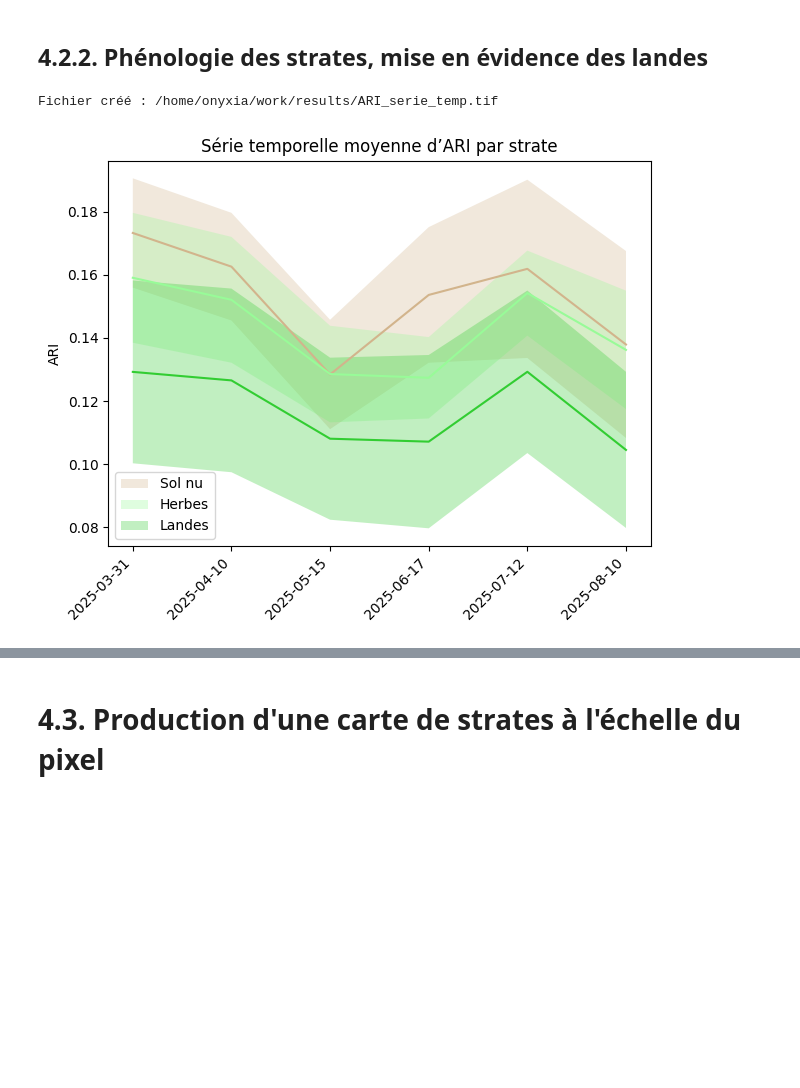
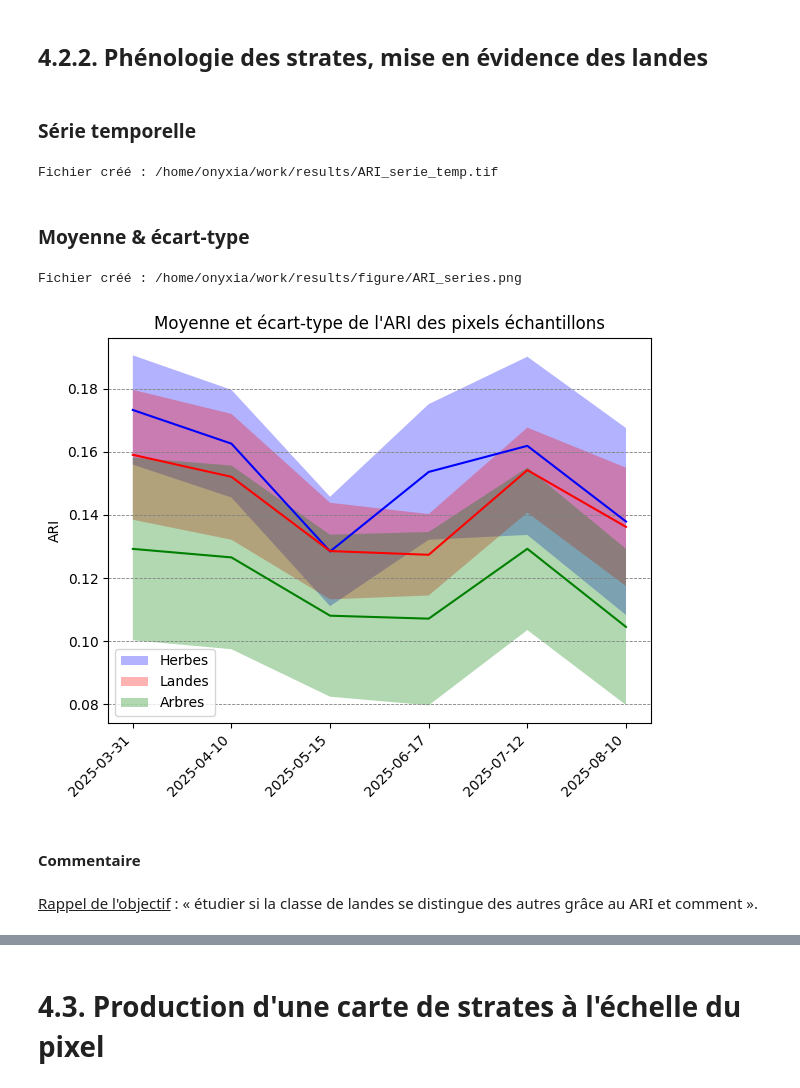
Before and after one commit to VT-94/projet_telea_THORIN_VINCENT, a Jupyter notebook: projet_telea_THORIN_VINCENT.ipynb, the cells around one changed output, grey strips where cells are left out. Saved outputs shown, nothing was run; the diff lists cells and outputs as text; code cells hidden in the pictures; blank space fills up the shorter version.

Commit message:
mise en forme graphique + commentaire

```diff
--- a/projet_telea_THORIN_VINCENT.ipynb
+++ b/projet_telea_THORIN_VINCENT.ipynb
@@ -337,6 +337,8 @@ En cohérence avec le diagramme précédent, nous n'avons **aucun pixel** pour d
 Toutes les images étant désormais parfaitement alignées sur la même grille, nous pouvons maintenant travailler dessus pour produire des cartes.
 # %% [markdown]
 ## 4.2.2. Phénologie des strates, mise en évidence des landes
+# %% [markdown]
+### Série temporelle
 # %%
 from my_function import calcul_nari
 
@@ -383,6 +385,8 @@ ref_ds = None
 print("Fichier créé :", os.path.abspath(out_path))
 # %% [output]
 Fichier créé : /home/onyxia/work/results/ARI_serie_temp.tif
+# %% [markdown]
+### Moyenne & écart-type
 # %%
 fig, ax = plt.subplots(nrows=1, ncols=1, figsize=(7, 5))
 
@@ -392,34 +396,45 @@ echantillon_rasterize = os.path.join("..", "temp", "echantillon_rasterize.tif")
 
 dict_ARI, Y, t = get_samples_from_roi(
     raster_name=ari_path,
     roi_name=echantillon_rasterize,
     output_fmt="by_label"
 )
 
-colors = ['tan', 'palegreen', 'limegreen', 'darkgreen']
-labels = ['Sol nu', 'Herbes', 'Landes', 'Arbres']
+colors = ['blue', 'red', 'green']
+labels = ['Herbes', 'Landes', 'Arbres']
 
 for X, color, label in zip(dict_ARI.values(), colors, labels):
     # X : (n_pixels, 6 dates)
     means = X.mean(axis=0)
     stds = X.std(axis=0)
 
     ax.plot(means, color=color)
     ax.fill_between(
         range(len(means)),
         means - stds,
         means + stds,
         facecolor=color,
         alpha=0.3,
         label=label
     )
 
 ax.set_xticks(range(len(dates)))
 ax.set_xticklabels(dates, rotation=45, ha="right")
 ax.set_ylabel("ARI")
-ax.set_title("Série temporelle moyenne d’ARI par strate")
+ax.set_title("Moyenne et écart-type de l'ARI des pixels échantillons")
 ax.legend()
+ax.yaxis.grid(True, linestyle="--", linewidth=0.6,color='gray')
+
+out_path = os.path.join(results_dir, "figure", "ARI_series.png")
+plt.savefig(out_path, dpi=300, bbox_inches="tight")
+
+print("Fichier créé :", os.path.abspath(out_path))
 
 plt.show()
 # %% [output]
+Fichier créé : /home/onyxia/work/results/figure/ARI_series.png
-[figure, old version]
+[figure, new version]
+# %% [markdown]
+#### Commentaire
+# %% [markdown]
+<u>Rappel de l'objectif</u> : « étudier si la classe de landes se distingue des autres grâce au ARI et comment ».
```
Also changed, not shown: parts of 2 cells of this notebook.
